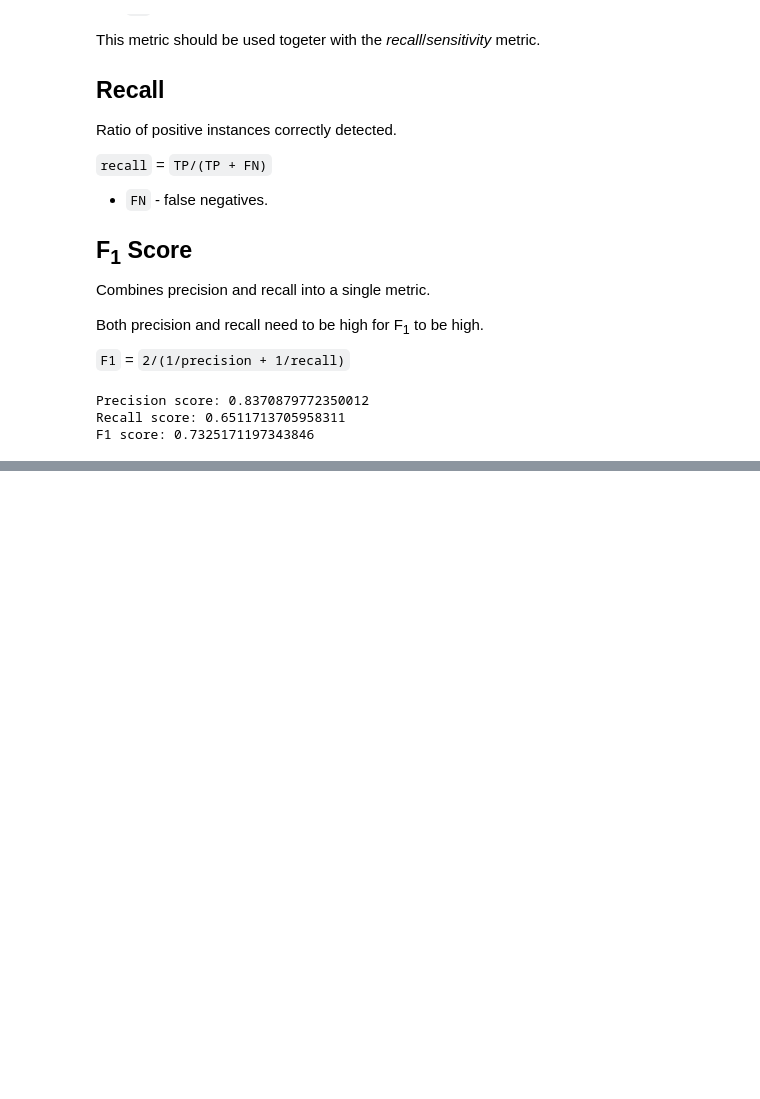
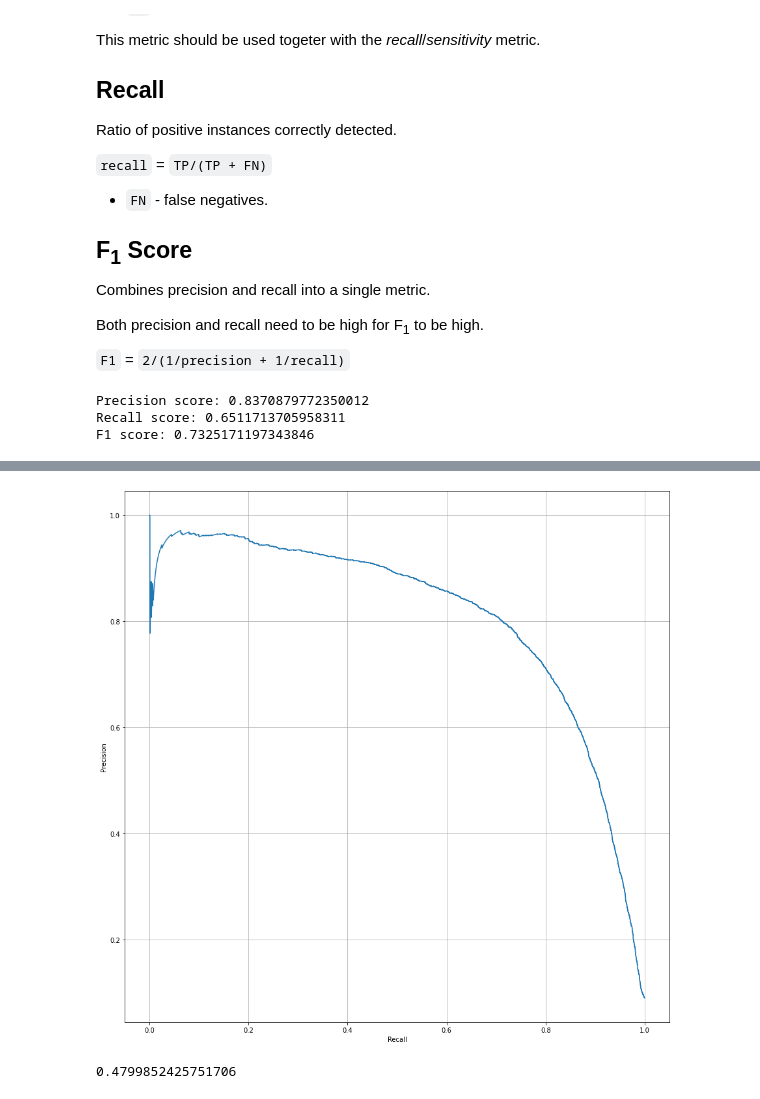
Before and after one commit to kwisatzhaderac-h/hands-on-ML, a Jupyter notebook: 3-classification/main.ipynb, the cells around one changed output, grey strips where cells are left out. Saved outputs shown, nothing was run; the diff lists cells and outputs as text; code cells hidden in the pictures; blank space fills up the shorter version.

```diff
--- a/3-classification/main.ipynb
+++ b/3-classification/main.ipynb
@@ -102,0 +134,14 @@ F1 score: 0.7325171197343846
+# %%
+# another way it to plot precision directly against recall
+def plot_precision_vs_recall(precisions, recalls):
+    plt.figure(figsize=(15,15))
+    plt.plot(recalls, precisions)
+    plt.grid()
+    plt.xlabel("Recall")
+    plt.ylabel("Precision")
+
+plot_precision_vs_recall(precisions, recalls)
+plt.show()
+# we can see precision starts to decline sharply at around 80% recall
+# %% [output]
+[figure, added]
@@ -102,0 +151,5 @@ F1 score: 0.7325171197343846
+# %%
+precision_score(y_train_5, y_train_pred_90)
+recall_score(y_train_5, y_train_pred_90)
+# %% [output]
+0.4799852425751706
```
Also changed, not shown: parts of 12 cells of this notebook.
